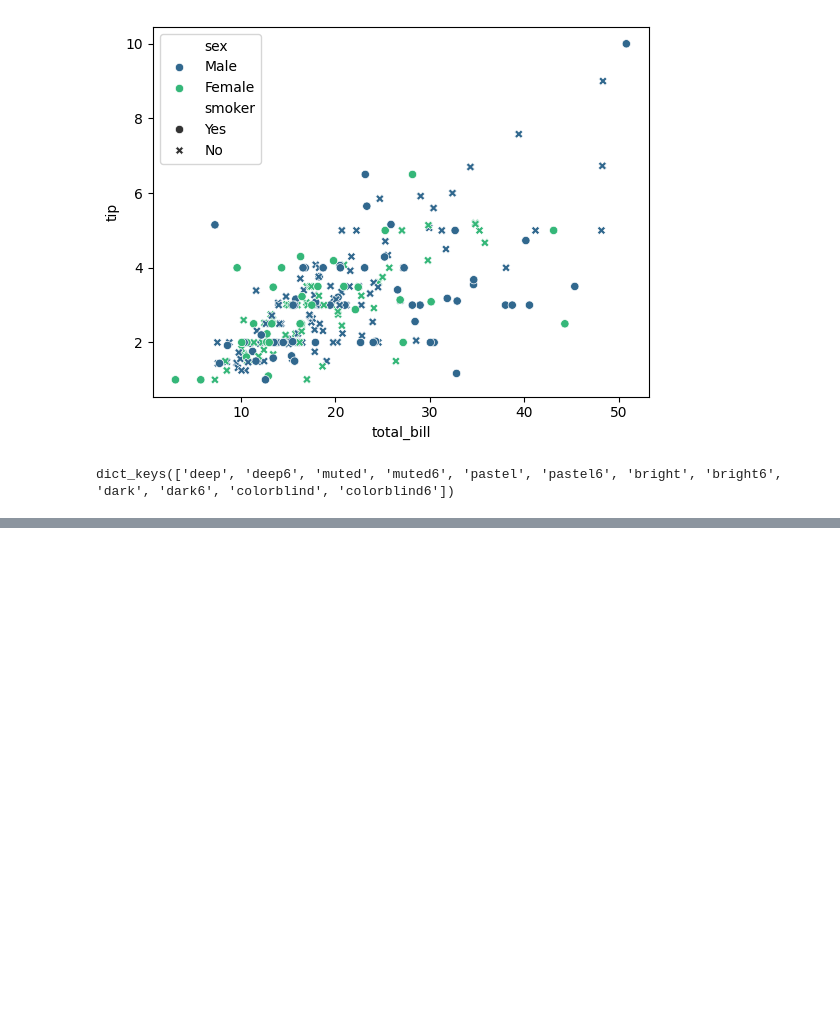
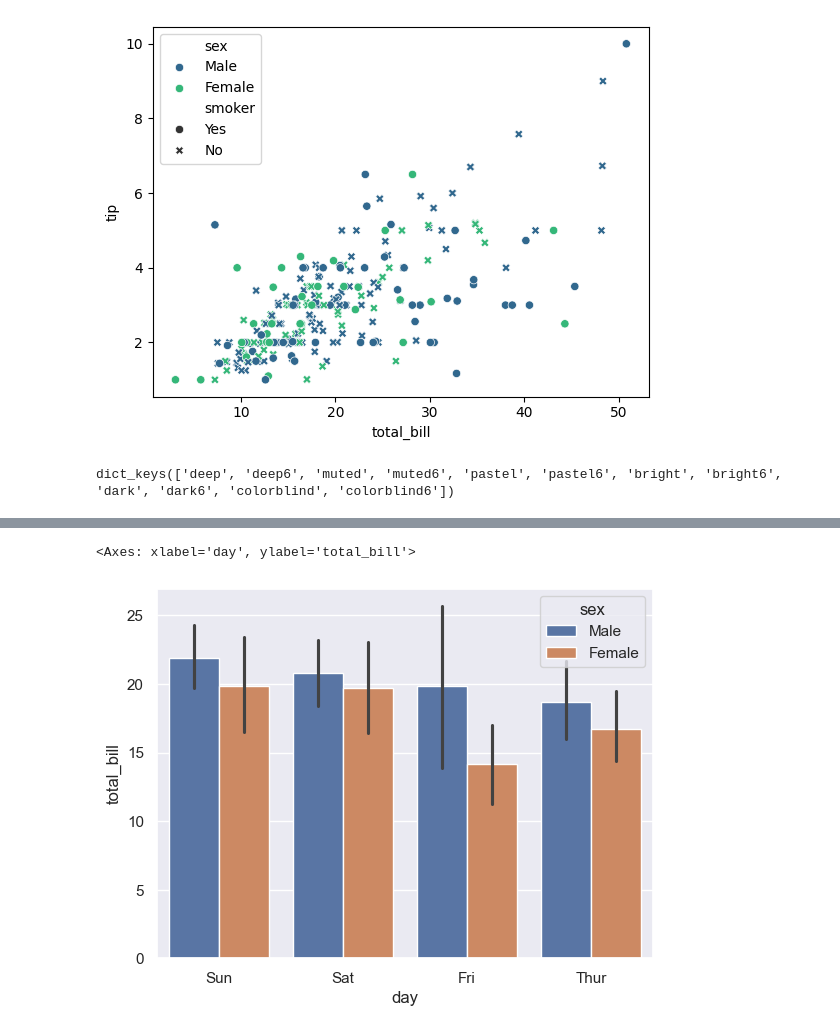
Before and after one commit to Vishalkumar800/Machine-learning-Udemy, a Jupyter notebook: seabornlearning.ipynb, the cells around one changed output, grey strips where cells are left out. Cells and saved outputs as stored; diff of their text form; code cells hidden in the pictures; blank space fills up the shorter version.

```diff
--- a/seabornlearning.ipynb
+++ b/seabornlearning.ipynb
@@ -100,0 +199,14 @@ dict_keys(['deep', 'deep6', 'muted', 'muted6', 'pastel', 'pastel6', 'bright', 'b
+# %%
+sns.barplot(x = "day" , y = "total_bill", data = tips , hue= "sex", order= ["Sun", "Sat" ,"Fri" ,"Thur"] )
+# Here, we are categorizing the total bill based on different days.
+
+# x = categorical variable
+# y = numerical variable
+
+## By default, Seaborn’s bar plot uses the mean of the data to represent each category.
+# For example, in sns.barplot(x="day", y="total_bill", data=tips), the x-axis represents different days as categories,
+# and the y-axis represents the total bill values. The bar plot calculates the average (mean) total bill for each day
+# and displays it as the height of the bars. So, each bar shows the average spending of customers on that particular day.
+# %% [output]
+<Axes: xlabel='day', ylabel='total_bill'>
+[figure, added]
```
Also changed, not shown: parts of 18 cells of this notebook, 3 other files.
